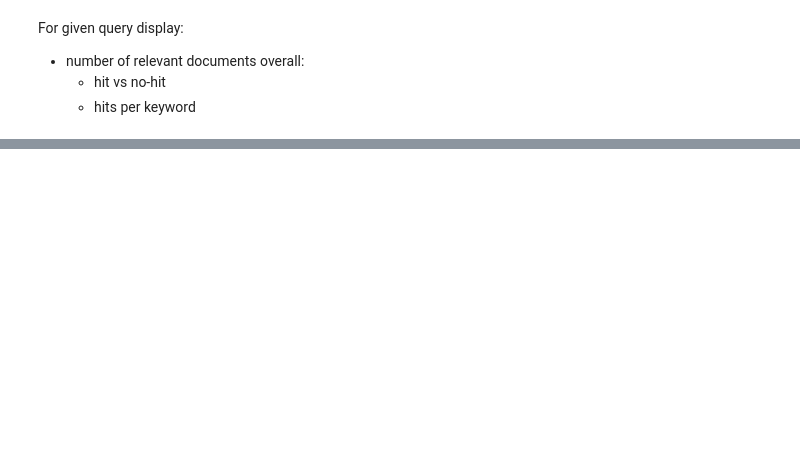
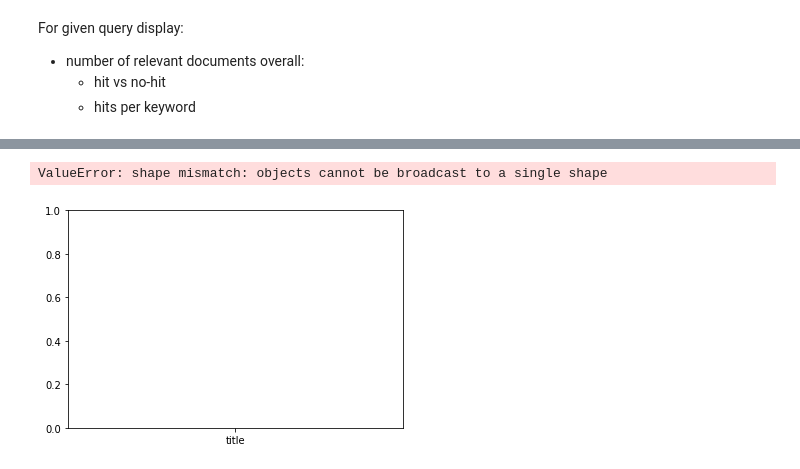
Before and after one commit to ADAH-EviDENce/baseline_search, a Jupyter notebook: notebooks/EviDENce_baseline_search_engine.ipynb, the cells around one changed output, grey strips where cells are left out. Saved outputs shown, nothing was run; the diff lists cells and outputs as text; code cells hidden in the pictures; blank space fills up the shorter version.

```diff
--- a/notebooks/EviDENce_baseline_search_engine.ipynb
+++ b/notebooks/EviDENce_baseline_search_engine.ipynb
@@ -141,0 +169,10 @@ df['Total hits']=df.iloc[:,1:-1].sum()
+# %%
+hit_keywords = df.loc[:, ~df.isnull().all()].iloc[:-2,-2]
+
+keywords = df.columns[:-2]
+
+plt.bar(keywords,hit_keywords)
+plt.show()
+# %% [output]
+ValueError: shape mismatch: objects cannot be broadcast to a single shape
+[figure, added]
```
Also changed, not shown: parts of 15 cells of this notebook, 1 other file.
